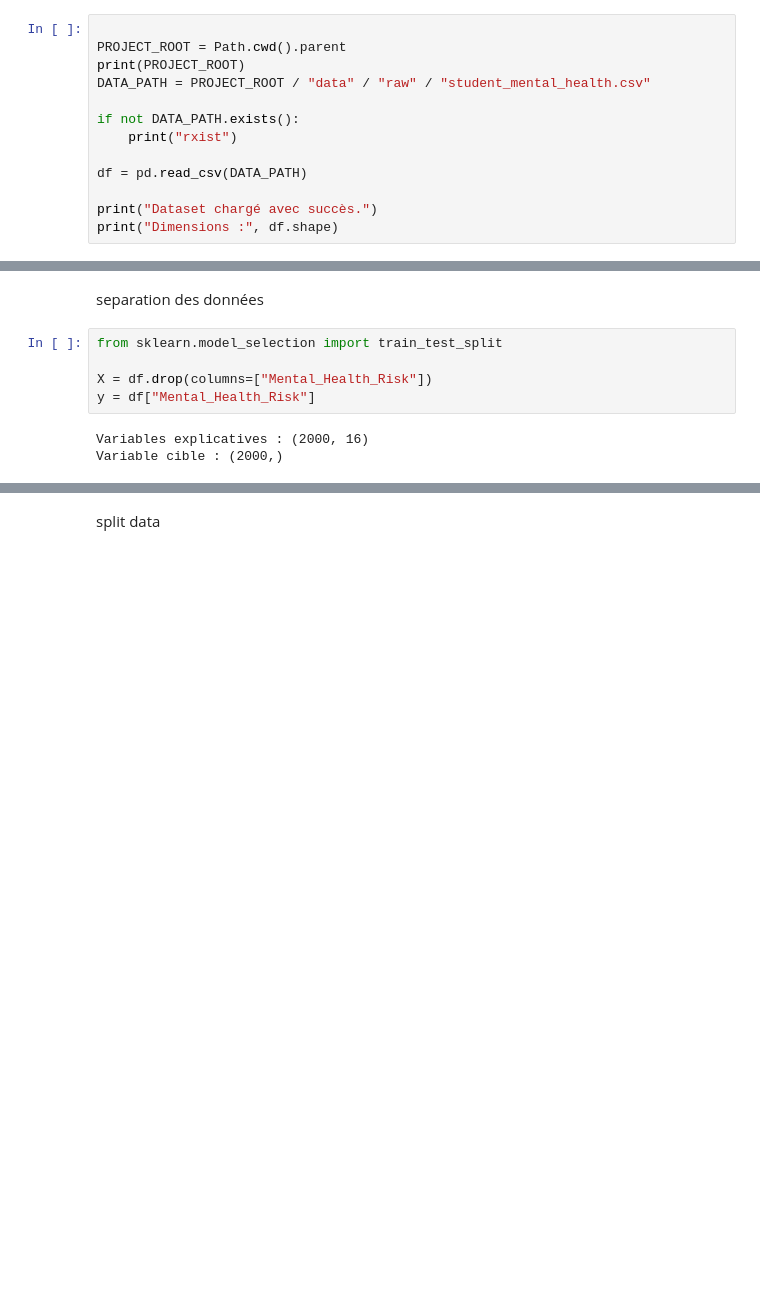
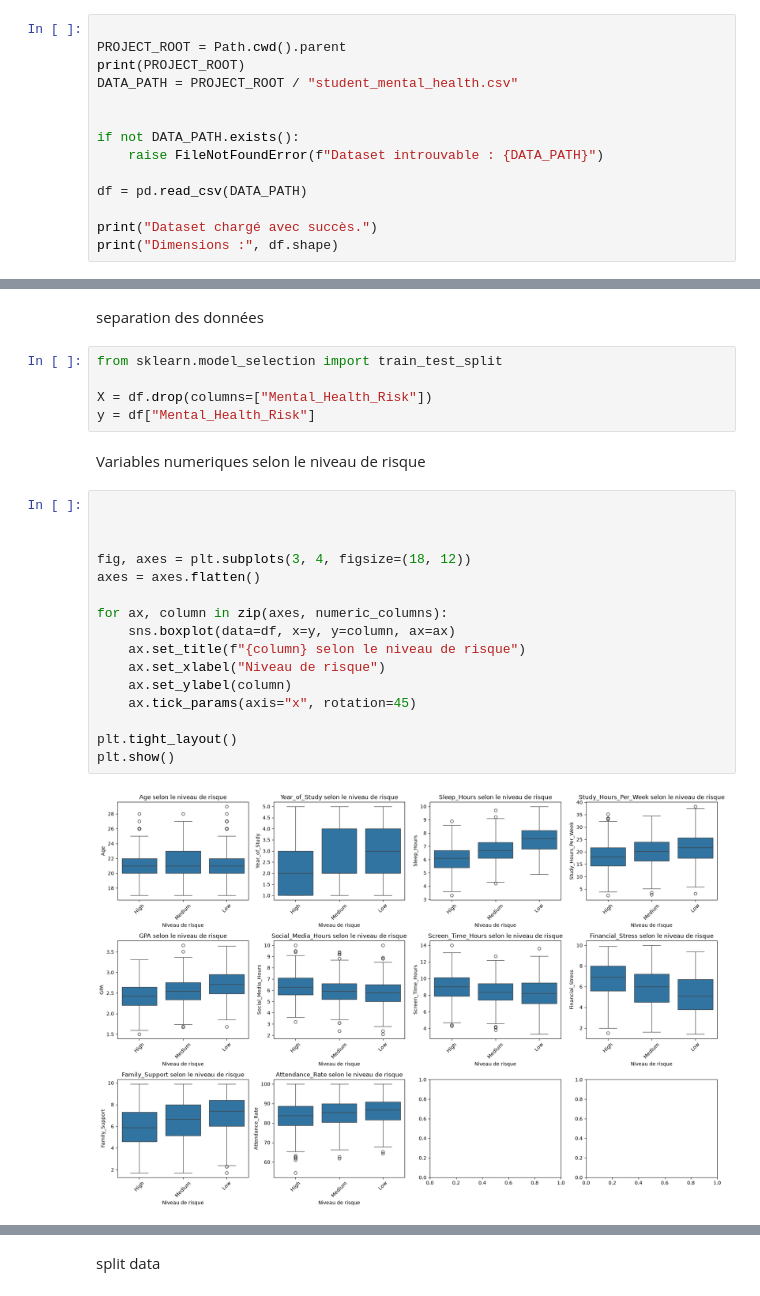
Before and after one commit to MOUSSA-AI-DEV/projet_soutenance_crois-e, a Jupyter notebook: notebooks/00_project_workflow.ipynb, the cells around one changed output, grey strips where cells are left out. Drawn from its saved outputs; the diff is of its cells as text; blank space fills up the shorter version.

```diff
--- a/notebooks/00_project_workflow.ipynb
+++ b/notebooks/00_project_workflow.ipynb
@@ -11,10 +11,11 @@ expectation of data
 
 PROJECT_ROOT = Path.cwd().parent
 print(PROJECT_ROOT)
-DATA_PATH = PROJECT_ROOT / "data" / "raw" / "student_mental_health.csv"
+DATA_PATH = PROJECT_ROOT / "student_mental_health.csv"
+
 
 if not DATA_PATH.exists():
-    print("rxist")
+    raise FileNotFoundError(f"Dataset introuvable : {DATA_PATH}")
 
 df = pd.read_csv(DATA_PATH)
 
@@ -262,6 +371,23 @@ from sklearn.model_selection import train_test_split
 
 X = df.drop(columns=["Mental_Health_Risk"])
 y = df["Mental_Health_Risk"]
-# %% [output]
-Variables explicatives : (2000, 16)
-Variable cible : (2000,)
+# %% [markdown]
+Variables numeriques selon le niveau de risque
+# %%
+
+
+
+fig, axes = plt.subplots(3, 4, figsize=(18, 12))
+axes = axes.flatten()
+
+for ax, column in zip(axes, numeric_columns):
+    sns.boxplot(data=df, x=y, y=column, ax=ax)
+    ax.set_title(f"{column} selon le niveau de risque")
+    ax.set_xlabel("Niveau de risque")
+    ax.set_ylabel(column)
+    ax.tick_params(axis="x", rotation=45)
+
+plt.tight_layout()
+plt.show()
+# %% [output]
+[figure, added]
```
Also changed, not shown: parts of 52 cells of this notebook, 39 other files.
